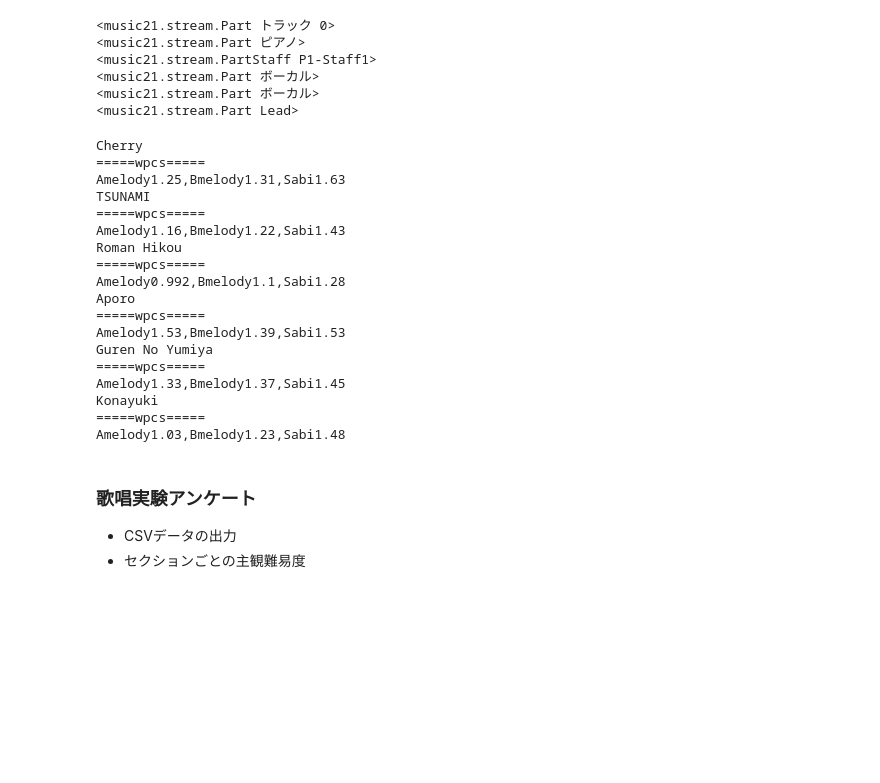
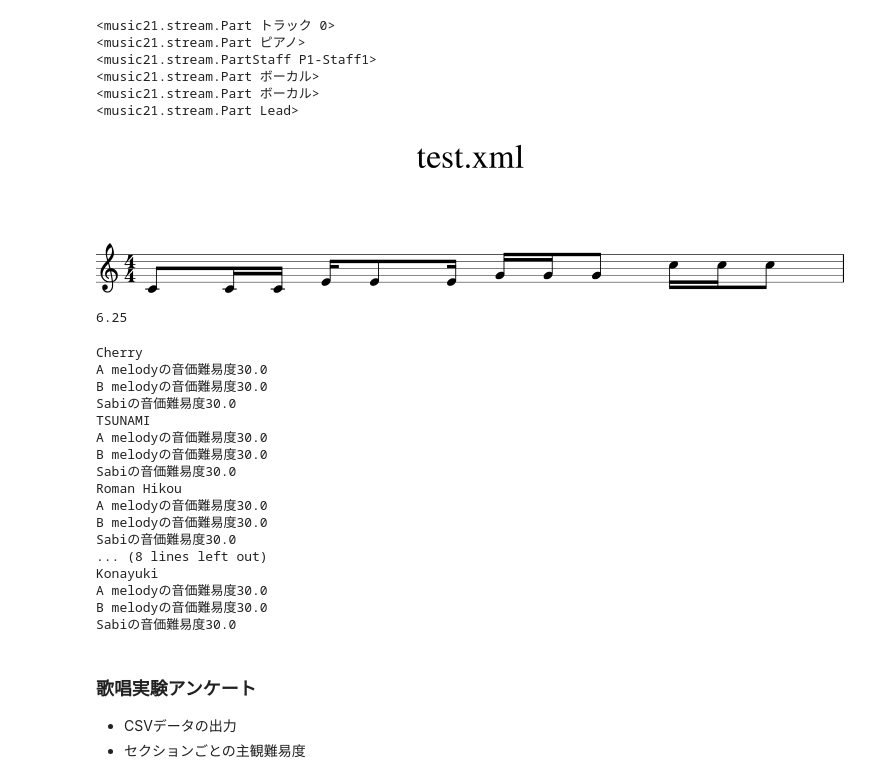
Before and after one commit to LifeEshiniki/sotsuken, a Jupyter notebook: section_analysis_1002.ipynb, the cells around one changed output. Drawn from its saved outputs; the diff is of its cells as text; code cells hidden in the pictures; blank space fills up the shorter version.

```diff
--- a/section_analysis_1002.ipynb
+++ b/section_analysis_1002.ipynb
@@ -448,3 +534,18 @@ def fujii_onka(notes):
+# %%
+test = m21.converter.parse("test.xml")
+# %%
+test_a = test.measures(1,1)
+test_b = test.measures(2,2)
+test_c = test.measures(3,3)
+test_d = test.measures(4,4)
+test_d.show()
+
+
+print(rhythm_difficulty(test_d.flat.notes))
+print(test_d.flat./)
+# %% [output]
+[figure, added]
+6.25
 # %%
 for sheets in analysis_corpus:
     #sheets.show_key()
@@ -456,27 +557,33 @@ for sheets in analysis_corpus:
     #sheets.calucurate_jump()
     #sheets.caluculate_pitch_range()
     print(sheets.name)
-    wpcss = weighted_pitch_range(sheets.sum_note_length)
-    print("=====wpcs=====\nAmelody{:.3},Bmelody{:.3},Sabi{:.3}".format(wpcss[0],wpcss[1],wpcss[2]))
+    sheets.caluculate_duration_difficulty()
+    #wpcss = weighted_pitch_range(sheets.sum_note_length)
+    '''
+    for num,section in enumerate(sheets.notes):
+        array = []
+        #print("{}.notes{}".format(analysis_section[num],section))
+        print("section{},dur_difficulty:{}".format(analysis_section[num],rhythm_difficulty(section)))
+#        print("=====wpcs=====\nAmelody{:.3},Bmelody{:.3},Sabi{:.3}".format(wpcss[0],wpcss[1],wpcss[2]))
+'''
 # %% [output]
 Cherry
-=====wpcs=====
-Amelody1.25,Bmelody1.31,Sabi1.63
+A melodyの音価難易度30.0
+B melodyの音価難易度30.0
+Sabiの音価難易度30.0
 TSUNAMI
-=====wpcs=====
-Amelody1.16,Bmelody1.22,Sabi1.43
+A melodyの音価難易度30.0
+B melodyの音価難易度30.0
+Sabiの音価難易度30.0
 Roman Hikou
-=====wpcs=====
-Amelody0.992,Bmelody1.1,Sabi1.28
-Aporo
-=====wpcs=====
-Amelody1.53,Bmelody1.39,Sabi1.53
-Guren No Yumiya
-=====wpcs=====
-Amelody1.33,Bmelody1.37,Sabi1.45
+A melodyの音価難易度30.0
+B melodyの音価難易度30.0
+Sabiの音価難易度30.0
+... (8 lines left out)
 Konayuki
-=====wpcs=====
-Amelody1.03,Bmelody1.23,Sabi1.48
+A melodyの音価難易度30.0
+B melodyの音価難易度30.0
+Sabiの音価難易度30.0
 # %% [markdown]
 ### 歌唱実験アンケート
 
```
Also changed, not shown: parts of 4 cells of this notebook, 2 other files.
